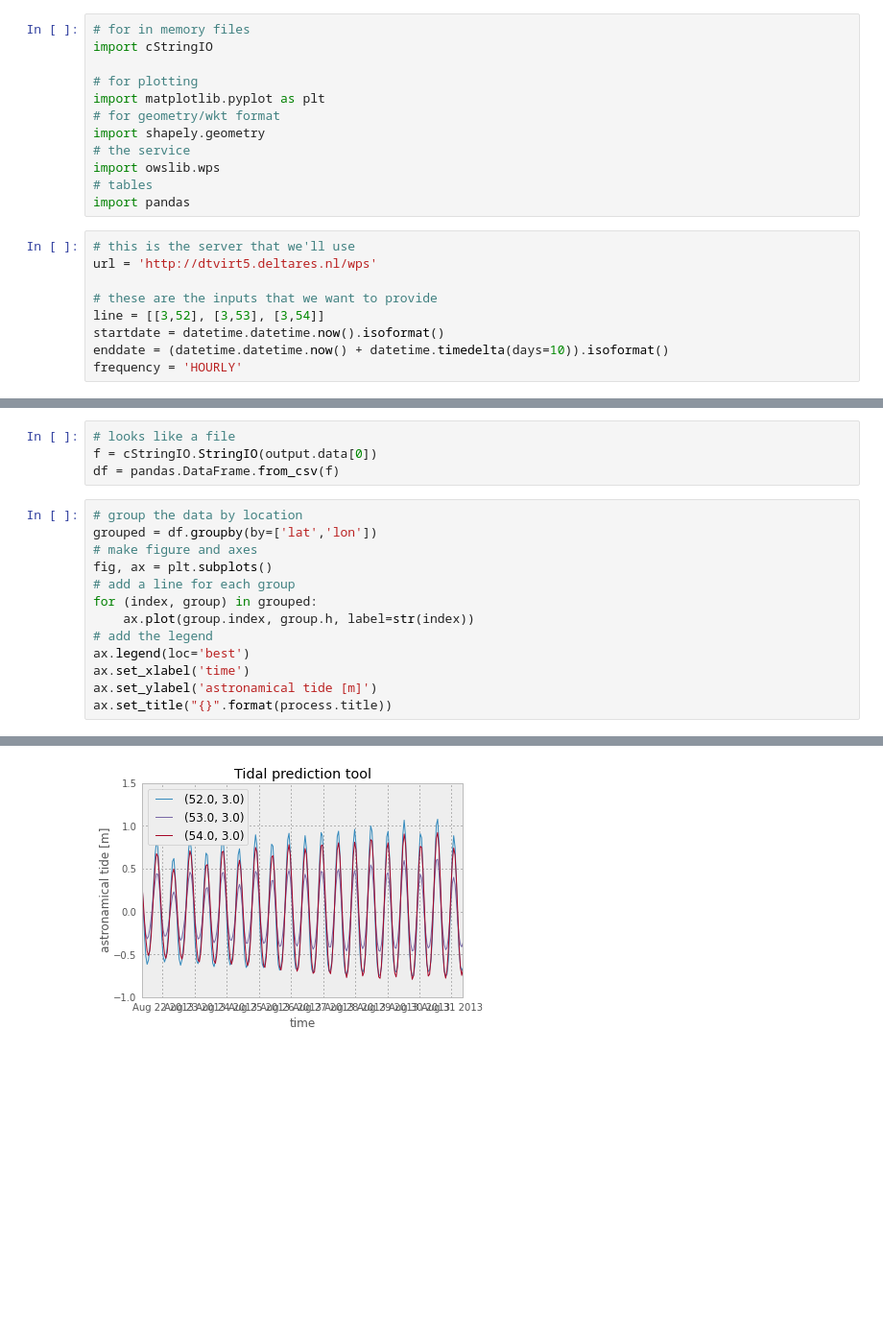
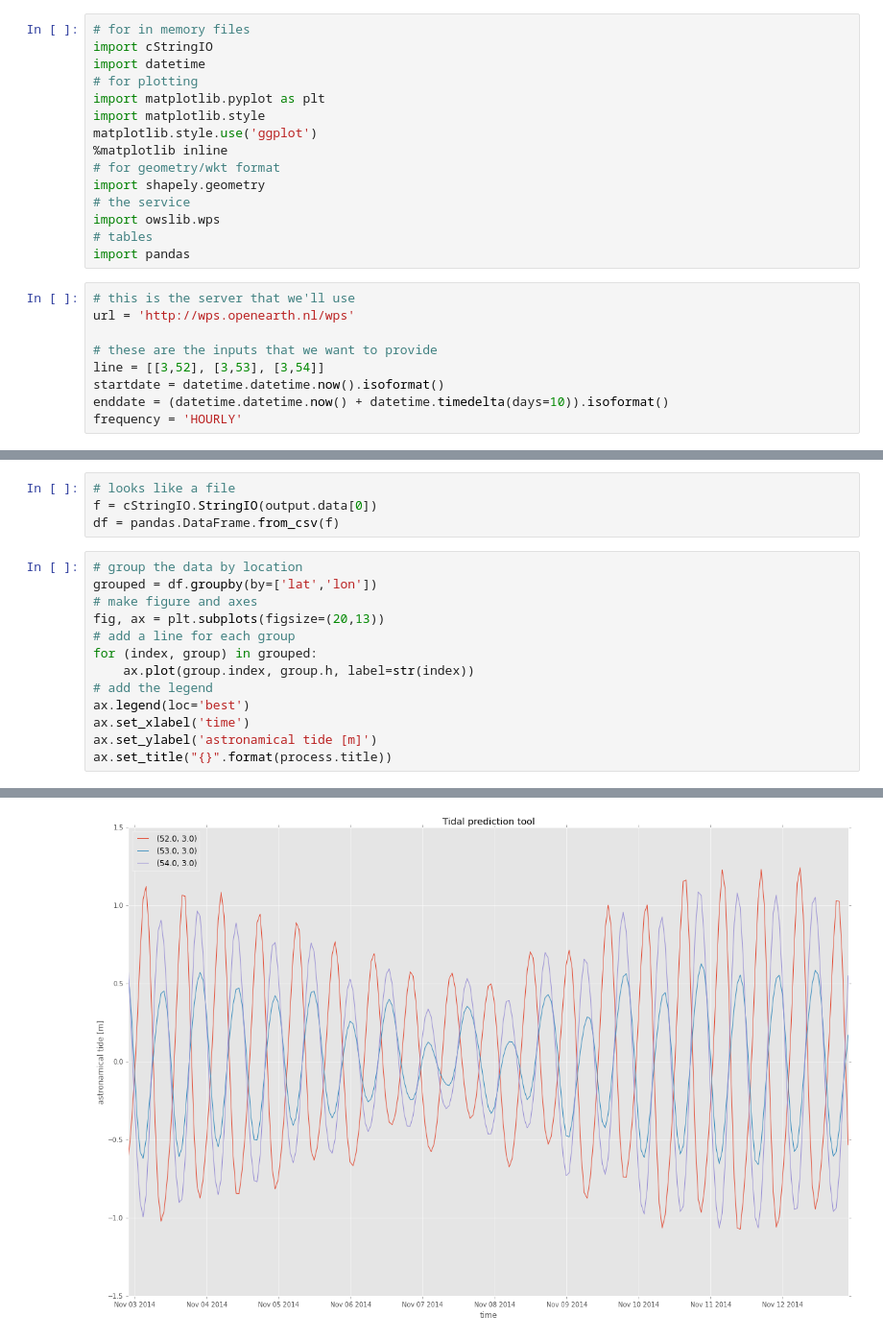
Before and after one commit to openearth/notebooks, a Jupyter notebook: wpsclient.ipynb, the cells around one changed output, grey strips where cells are left out. Shown at 96% size. Drawn from its saved outputs; the diff is of its cells as text; blank space fills up the shorter version.

```diff
--- a/wpsclient.ipynb
+++ b/wpsclient.ipynb
@@ -1,9 +1,12 @@
 # %%
 # for in memory files
 import cStringIO
-
+import datetime
 # for plotting
 import matplotlib.pyplot as plt
+import matplotlib.style
+matplotlib.style.use('ggplot')
+%matplotlib inline
 # for geometry/wkt format
 import shapely.geometry
 # the service
@@ -12,7 +15,7 @@ import owslib.wps
 import pandas
 # %%
 # this is the server that we'll use
-url = 'http://dtvirt5.deltares.nl/wps'
+url = 'http://wps.openearth.nl/wps'
 
 # these are the inputs that we want to provide
 line = [[3,52], [3,53], [3,54]]
@@ -87,16 +90,16 @@ df = pandas.DataFrame.from_csv(f)
 # %%
 # group the data by location
 grouped = df.groupby(by=['lat','lon'])
 # make figure and axes
-fig, ax = plt.subplots()
+fig, ax = plt.subplots(figsize=(20,13))
 # add a line for each group
 for (index, group) in grouped:
     ax.plot(group.index, group.h, label=str(index))
 # add the legend
 ax.legend(loc='best')
 ax.set_xlabel('time')
 ax.set_ylabel('astronamical tide [m]')
 ax.set_title("{}".format(process.title))
 # %% [output]
 <matplotlib.text.Text at 0x...>
-[figure, old version]
+[figure, new version]
```
Also changed, not shown: parts of 3 cells of this notebook, 1 other file.
